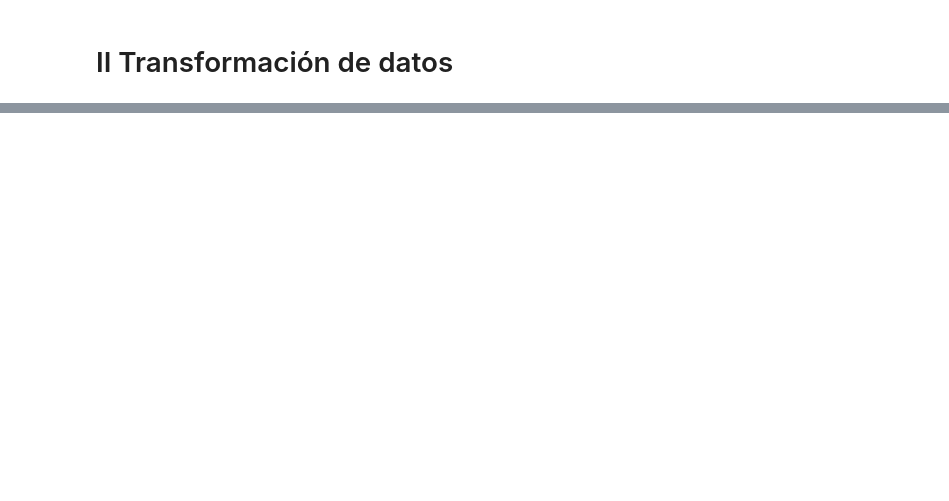
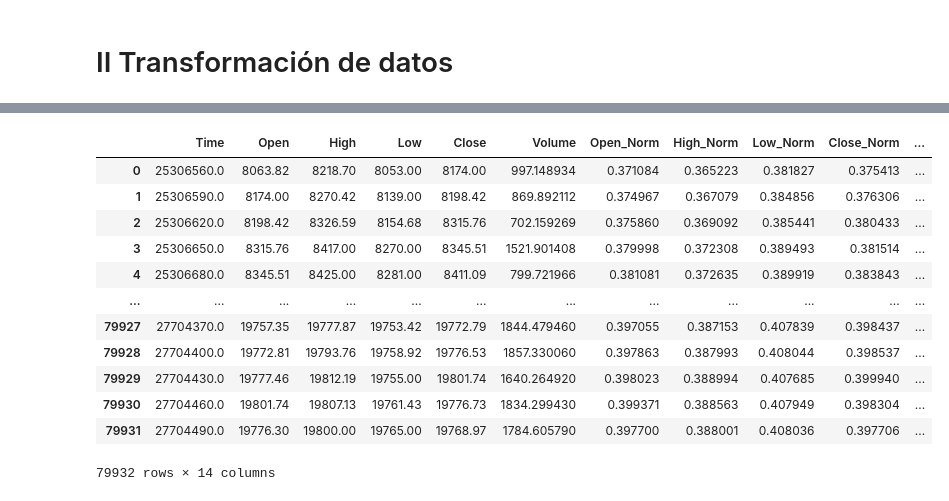
Before and after one commit to AlbertNath/BTC-LSTM, a Jupyter notebook: src/python/jnotes/03 Limpieza y transformación.ipynb, the cells around one changed output, grey strips where cells are left out. Drawn from its saved outputs; the diff is of its cells as text; code cells hidden in the pictures; blank space fills up the shorter version.

Commit message:
datasets

```diff
--- a/src/python/jnotes/03 Limpieza y transformación.ipynb
+++ b/src/python/jnotes/03 Limpieza y transformación.ipynb
@@ -111,0 +144,18 @@ Por otro lado, en cuando a la calidad de datos existentes, se observa un comport
+# %%
+training, validation = datasets(
+    symbol='BTCUSDT',
+    interval='30m',
+    # Añadir variables de interés
+    variables=[
+        'Open_Norm', 'High_Norm', 'Low_Norm', 'Close_Norm',
+        'Close_Rate', 'Volume_Log', 'Volume_Qty', 'Volume_Trade_Norm'
+    ],
+    # Elegir el tamaño de cada grupo de datos (El grupo entrenamiento siempre debe ser el primero)
+    subsets=[79932, 19983],
+    # Elegir el nivel de confianza de la estandarización (100% es la estandarización usual)
+    conf_level=99,
+    # Elegir isolated=False indica que la estandarización se realiza usando como referencia
+    # los rangos del grupo de entrenamiento, en caso de que isolated=True cada grupo tendrá sus
+    # rangos de estandarización independientes.
+    isolated=False
+)
@@ -111,0 +167,16 @@ Por otro lado, en cuando a la calidad de datos existentes, se observa un comport
+# %%
+training
+# %% [output]
+|  | Time | Open | High | Low | Close | Volume | Open_Norm | High_Norm | Low_Norm | Close_Norm | ... |
+| 0 | 25306560.0 | 8063.82 | 8218.70 | 8053.00 | 8174.00 | 997.148934 | 0.371084 | 0.365223 | 0.381827 | 0.375413 | ... |
+| 1 | 25306590.0 | 8174.00 | 8270.42 | 8139.00 | 8198.42 | 869.892112 | 0.374967 | 0.367079 | 0.384856 | 0.376306 | ... |
+| 2 | 25306620.0 | 8198.42 | 8326.59 | 8154.68 | 8315.76 | 702.159269 | 0.375860 | 0.369092 | 0.385441 | 0.380433 | ... |
+| 3 | 25306650.0 | 8315.76 | 8417.00 | 8270.00 | 8345.51 | 1521.901408 | 0.379998 | 0.372308 | 0.389493 | 0.381514 | ... |
+| 4 | 25306680.0 | 8345.51 | 8425.00 | 8281.00 | 8411.09 | 799.721966 | 0.381081 | 0.372635 | 0.389919 | 0.383843 | ... |
+| ... | ... | ... | ... | ... | ... | ... | ... | ... | ... | ... | ... |
+| 79927 | 27704370.0 | 19757.35 | 19777.87 | 19753.42 | 19772.79 | 1844.479460 | 0.397055 | 0.387153 | 0.407839 | 0.398437 | ... |
+| 79928 | 27704400.0 | 19772.81 | 19793.76 | 19758.92 | 19776.53 | 1857.330060 | 0.397863 | 0.387993 | 0.408044 | 0.398537 | ... |
+| 79929 | 27704430.0 | 19777.46 | 19812.19 | 19755.00 | 19801.74 | 1640.264920 | 0.398023 | 0.388994 | 0.407685 | 0.399940 | ... |
+| 79930 | 27704460.0 | 19801.74 | 19807.13 | 19761.43 | 19776.73 | 1834.299430 | 0.399371 | 0.388563 | 0.407949 | 0.398304 | ... |
+| 79931 | 27704490.0 | 19776.30 | 19800.00 | 19765.00 | 19768.97 | 1784.605790 | 0.397700 | 0.388001 | 0.408036 | 0.397706 | ... |
+79932 rows × 14 columns
```
Also changed, not shown: parts of 9 cells of this notebook, 1 other file.
